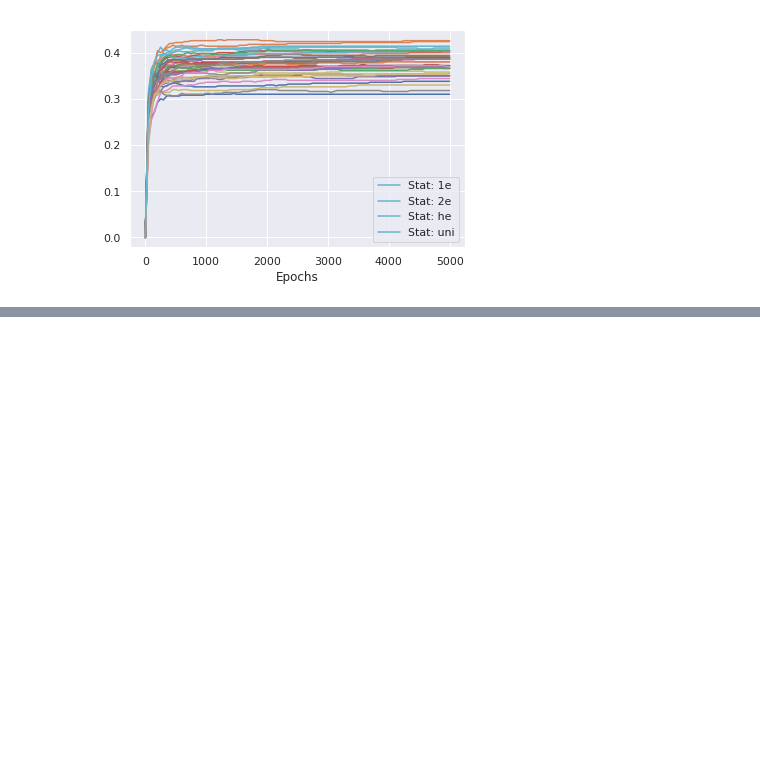
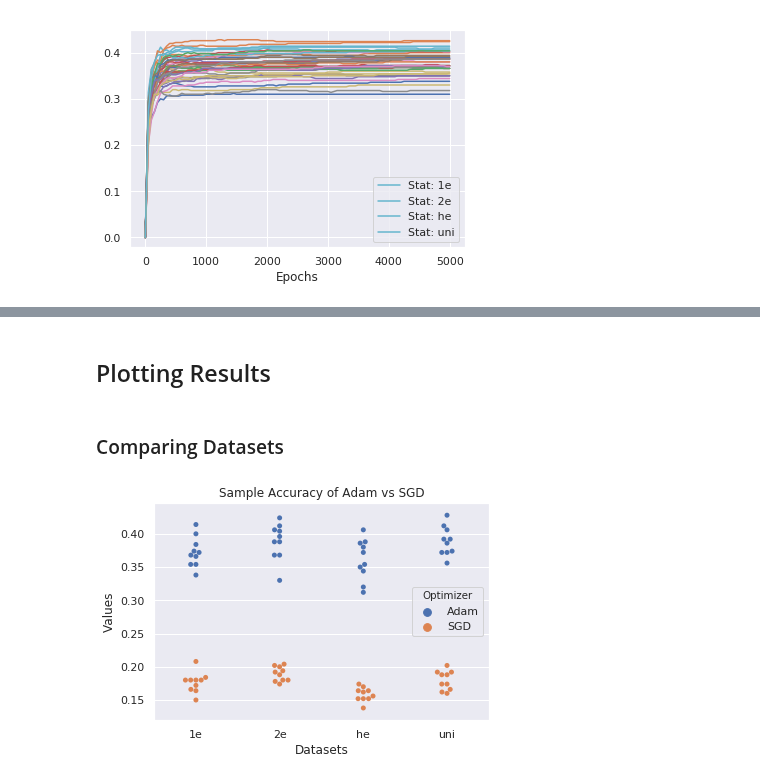
Before and after one commit to apra93/leabra-tf, a Jupyter notebook: docs/source/notebooks/0.5.1-Adam-With-Non-Uniform-Task-Statistics.ipynb, the cells around one changed output, grey strips where cells are left out. Cells and saved outputs as stored; diff of their text form; code cells hidden in the pictures; blank space fills up the shorter version.

Commit message:
nb-0.5.1: Finally made the resulting plot.

```diff
--- a/docs/source/notebooks/0.5.1-Adam-With-Non-Uniform-Task-Statistics.ipynb
+++ b/docs/source/notebooks/0.5.1-Adam-With-Non-Uniform-Task-Statistics.ipynb
@@ -825,0 +652,8 @@ def plot_df_metrics(metrics_df, metrics=None, title='Training History',
+# %%
+# Losses
+min_loss_sgd_train = [min(met['loss']) for met in sgd_train_metrics]
+min_loss_adam_train = [min(met['loss']) for met in adam_train_metrics]
+max_mets_sgd_test = {name : [max(met[name]['sm_acc']) for met in sgd_test_metrics]
+                     for name in sgd_test_metrics[0].keys()}
+max_mets_adam_test = {name : [max(met[name]['sm_acc']) for met in adam_test_metrics]
+                     for name in adam_test_metrics[0].keys()}
@@ -825,0 +673,14 @@ def plot_df_metrics(metrics_df, metrics=None, title='Training History',
+# %%
+metric_labels = []
+metric_values = []
+optimizer_labels = []
+for key in max_mets_adam_test.keys():
+    metric_values += max_mets_adam_test[key] + max_mets_sgd_test[key]
+    metric_labels +=  [key] * 20
+    optimizer_labels += ['Adam'] * 10 + ['SGD'] * 10
+# %%
+data_dict = {'Values' : metric_values,
+             'Datasets' : metric_labels,
+             'Optimizer' : optimizer_labels}
+data_df = pd.DataFrame(data_dict)
+data_df.head()
@@ -825,0 +694,10 @@ def plot_df_metrics(metrics_df, metrics=None, title='Training History',
+# %% [markdown]
+## Plotting Results
+# %% [markdown]
+### Comparing Datasets
+# %%
+sns.swarmplot(x="Datasets", y="Values", hue="Optimizer", data=data_df)
+plt.title('Sample Accuracy of Adam vs SGD')
+plt.show()
+# %% [output]
+[figure, added]
```
Also changed, not shown: parts of 23 cells of this notebook.
